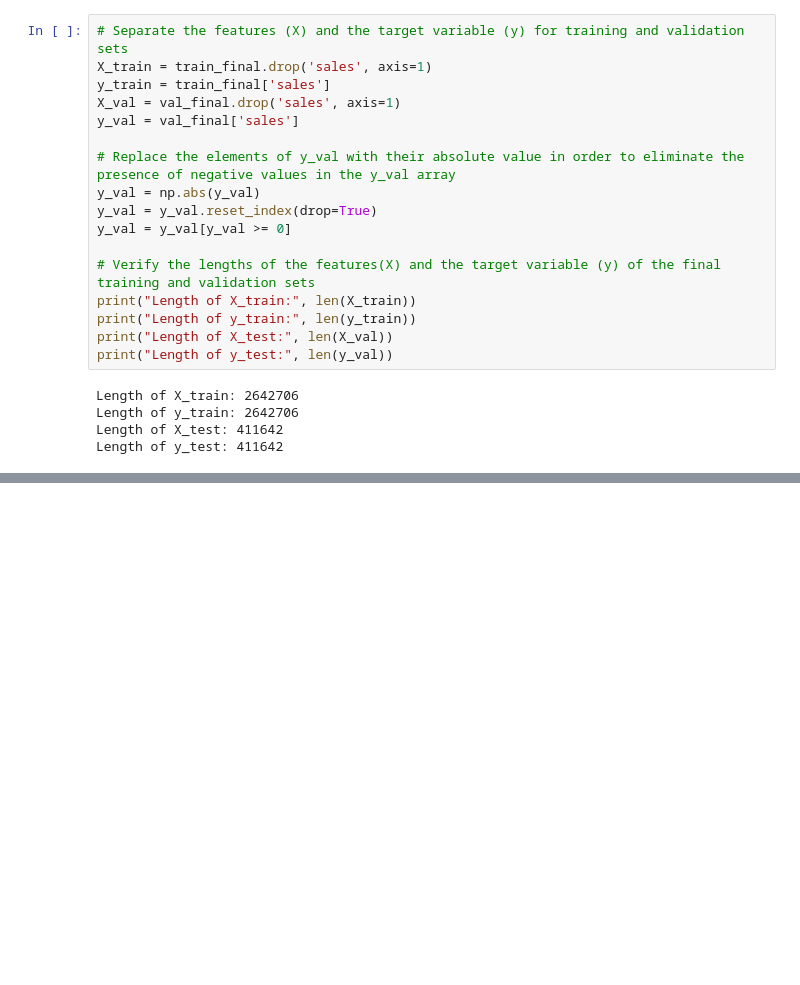
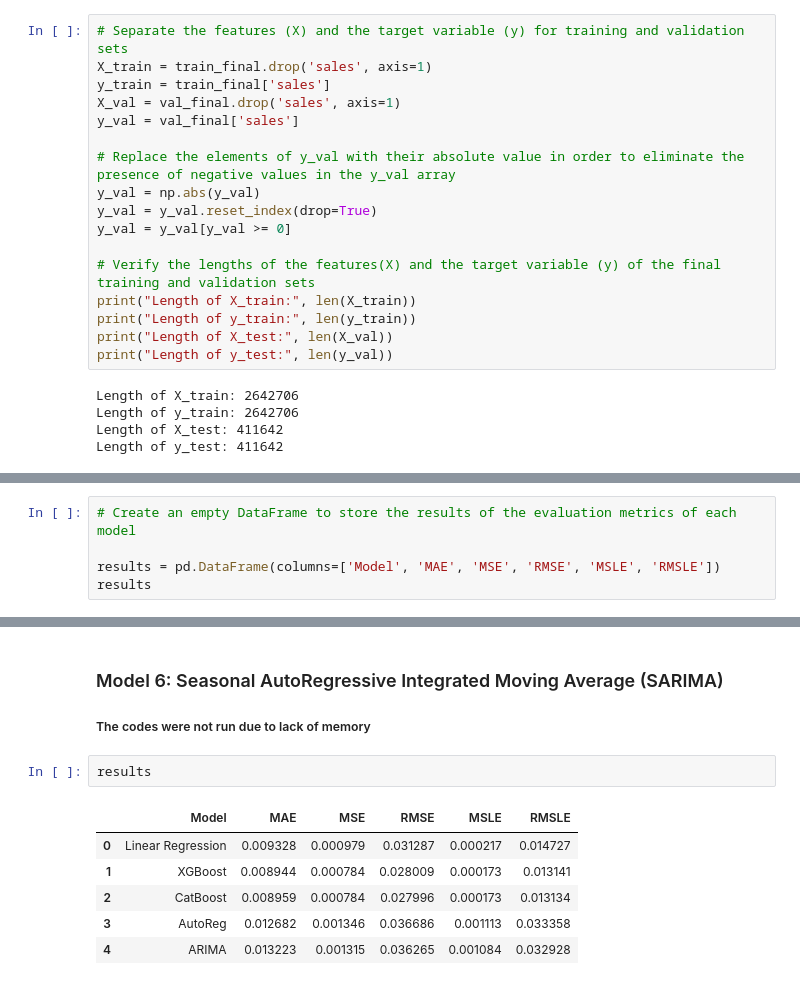
Before and after one commit to GlennRockson/Store_Sales_Predictions, a Jupyter notebook: main.ipynb, the cells around one changed output, grey strips where cells are left out. Saved outputs shown, nothing was run; the diff lists cells and outputs as text; blank space fills up the shorter version.

```diff
--- a/main.ipynb
+++ b/main.ipynb
@@ -1564,0 +1590,5 @@ Length of y_test: 411642
+# %%
+# Create an empty DataFrame to store the results of the evaluation metrics of each model
+
+results = pd.DataFrame(columns=['Model', 'MAE', 'MSE', 'RMSE', 'MSLE', 'RMSLE'])
+results
@@ -1564,0 +1819,13 @@ Length of y_test: 411642
+# %% [markdown]
+### Model 6: Seasonal AutoRegressive Integrated Moving Average (SARIMA)
+
+##### The codes were not run due to lack of memory
+# %%
+results
+# %% [output]
+|  | Model | MAE | MSE | RMSE | MSLE | RMSLE |
+| 0 | Linear Regression | 0.009328 | 0.000979 | 0.031287 | 0.000217 | 0.014727 |
+| 1 | XGBoost | 0.008944 | 0.000784 | 0.028009 | 0.000173 | 0.013141 |
+| 2 | CatBoost | 0.008959 | 0.000784 | 0.027996 | 0.000173 | 0.013134 |
+| 3 | AutoReg | 0.012682 | 0.001346 | 0.036686 | 0.001113 | 0.033358 |
+| 4 | ARIMA | 0.013223 | 0.001315 | 0.036265 | 0.001084 | 0.032928 |
```
Also changed, not shown: parts of 16 cells of this notebook, 4 other files.
